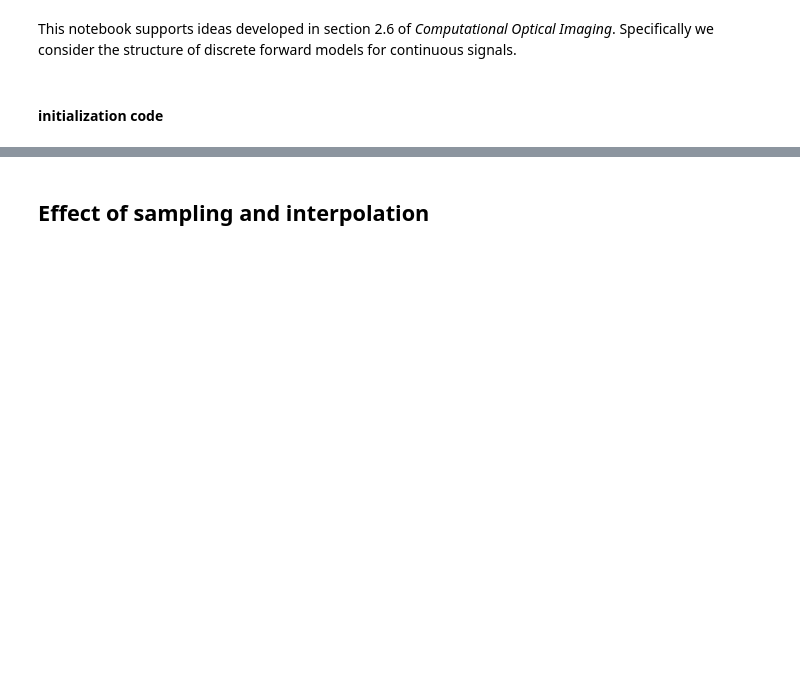
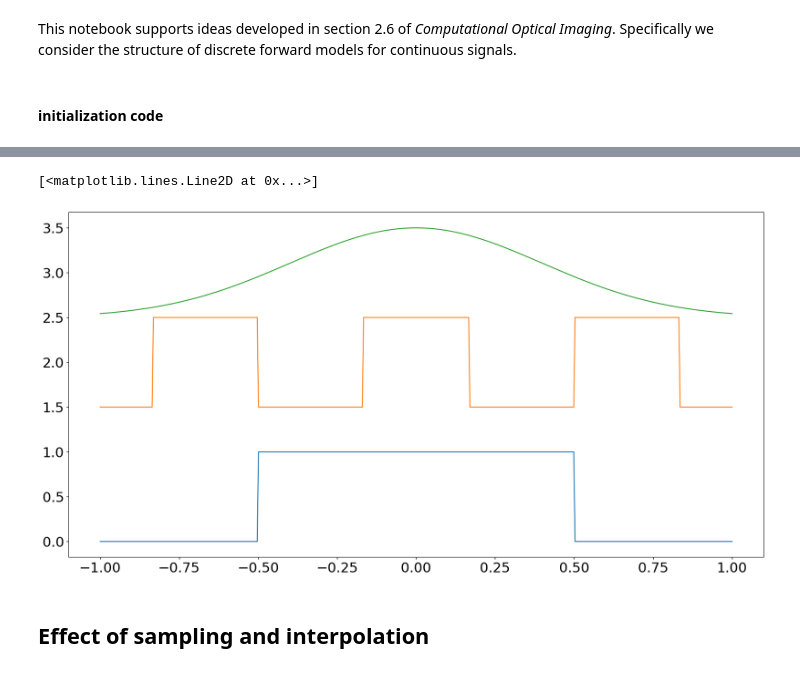
Before and after one commit to arizonaCameraLab/computationalImaging, a Jupyter notebook: Chapter2ForwardModels/DiscreteForwardModels.ipynb, the cells around one changed output, grey strips where cells are left out. Drawn from its saved outputs; the diff is of its cells as text; code cells hidden in the pictures; blank space fills up the shorter version.

```diff
--- a/Chapter2ForwardModels/DiscreteForwardModels.ipynb
+++ b/Chapter2ForwardModels/DiscreteForwardModels.ipynb
@@ -25,3 +37,15 @@ from google.colab import files
+# %%
+def rect(x):
+  b=(1.-np.sign(np.abs(x)-.5))/2.
+  return b
+# %%
+x=np.linspace(-1,1,500)
+plt.plot(x,rect(x))
+plt.plot(x,rect(3*(x-2/3.))+rect(3*x)+rect(3*(x+2/3.))+1.5)
+plt.plot(x,np.exp(-np.pi*x**2 )+2.5)
+# %% [output]
+[<matplotlib.lines.Line2D at 0x...>]
+[figure, added]
 # %% [markdown]
 ## Effect of sampling and interpolation
 # %% [markdown]
```
Also changed, not shown: parts of 34 cells of this notebook.
